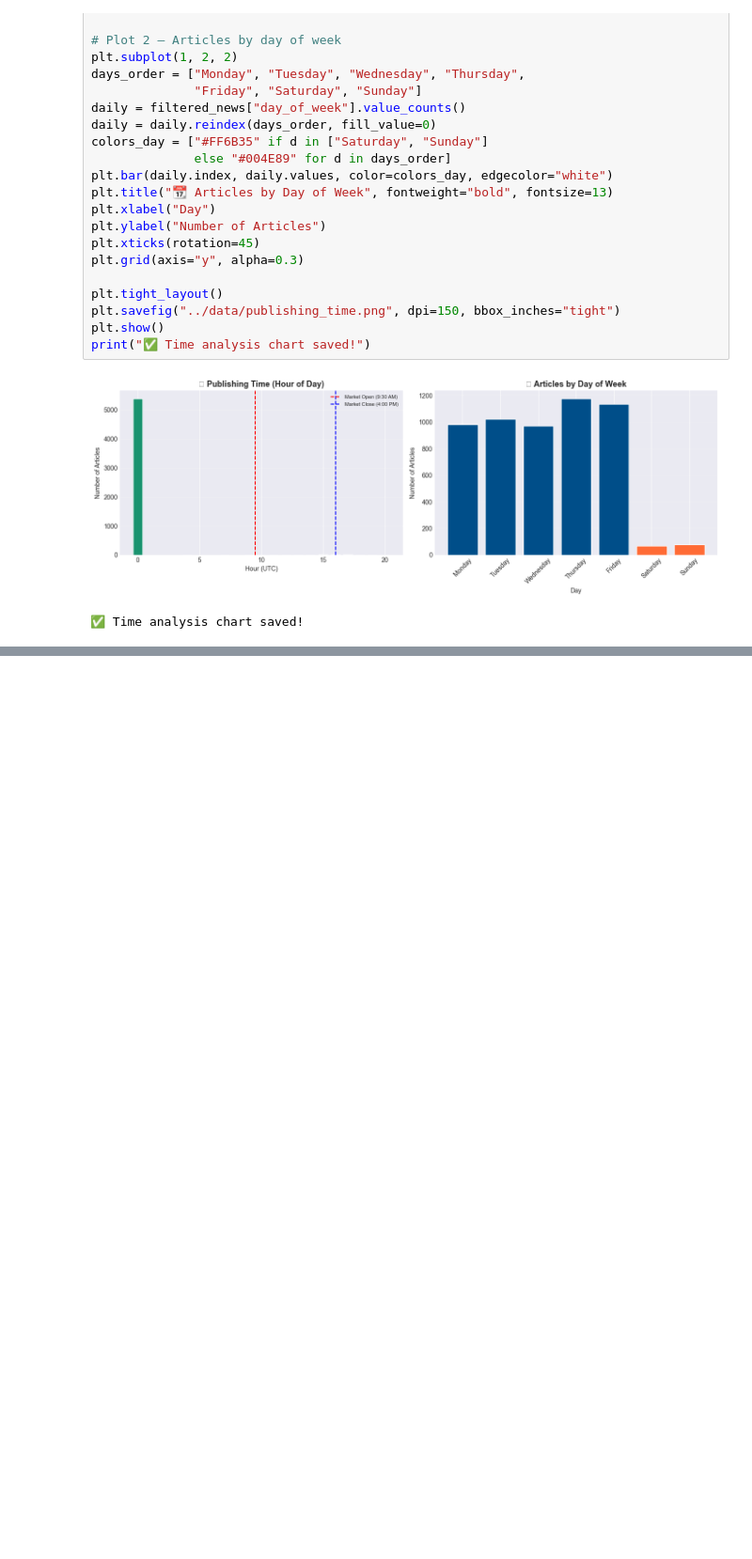
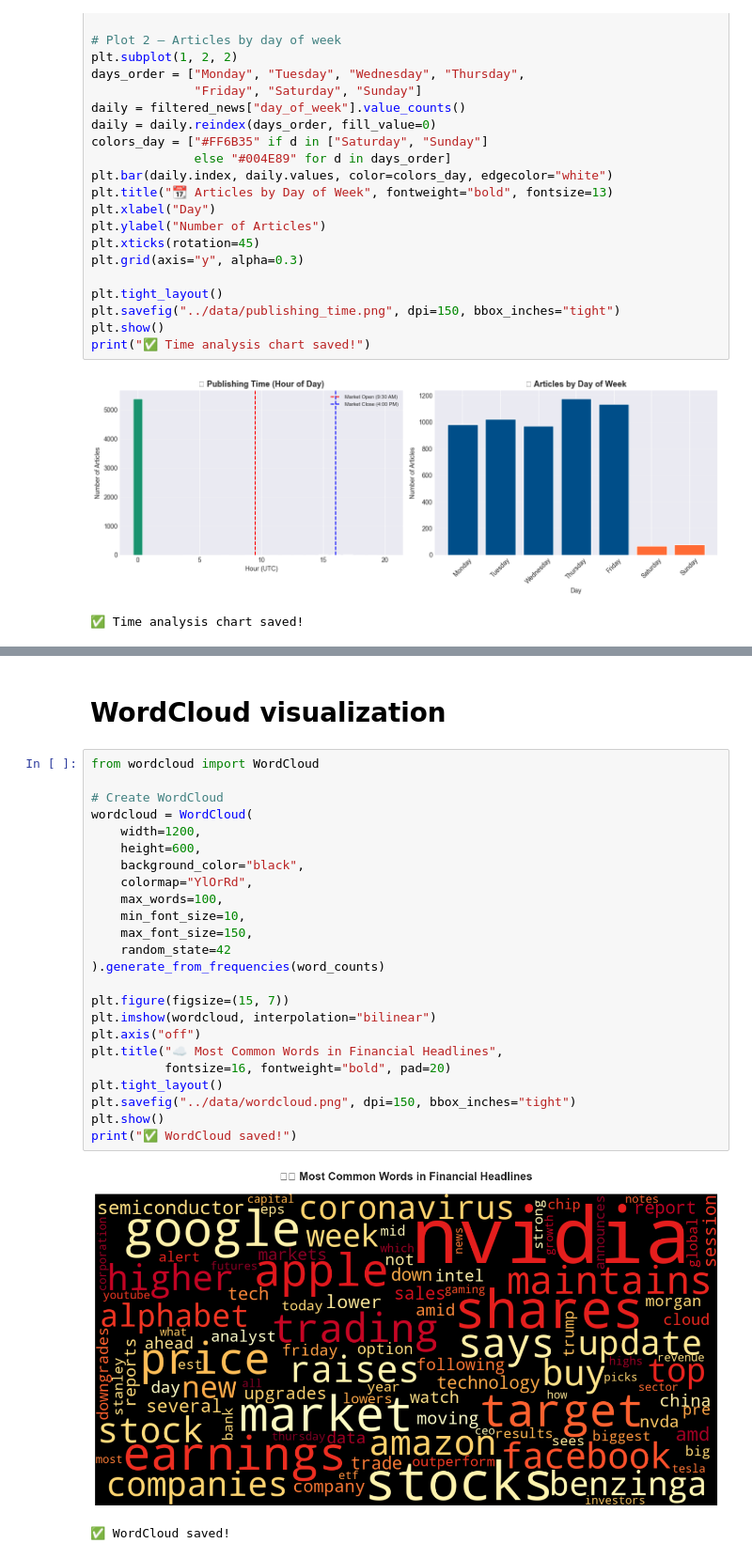
Before and after one commit to Eyu12/financial-news-sentiment, a Jupyter notebook: notebooks/01_eda_financial_news.ipynb, the cells around one changed output, grey strips where cells are left out. Shown at 94% size. Drawn from its saved outputs; the diff is of its cells as text; blank space fills up the shorter version.

Commit message:
feat: text analysis - wordcloud, keywords by stock, financial events

```diff
--- a/notebooks/01_eda_financial_news.ipynb
+++ b/notebooks/01_eda_financial_news.ipynb
@@ -432,0 +494,29 @@ print("✅ Time analysis chart saved!")
+# %% [markdown]
+# WordCloud visualization
+# %%
+from wordcloud import WordCloud
+
+# Create WordCloud
+wordcloud = WordCloud(
+    width=1200,
+    height=600,
+    background_color="black",
+    colormap="YlOrRd",
+    max_words=100,
+    min_font_size=10,
+    max_font_size=150,
+    random_state=42
+).generate_from_frequencies(word_counts)
+
+plt.figure(figsize=(15, 7))
+plt.imshow(wordcloud, interpolation="bilinear")
+plt.axis("off")
+plt.title("☁️ Most Common Words in Financial Headlines",
+          fontsize=16, fontweight="bold", pad=20)
+plt.tight_layout()
+plt.savefig("../data/wordcloud.png", dpi=150, bbox_inches="tight")
+plt.show()
+print("✅ WordCloud saved!")
+# %% [output]
+[figure, added]
+✅ WordCloud saved!
```
Also changed, not shown: parts of 6 cells of this notebook.
